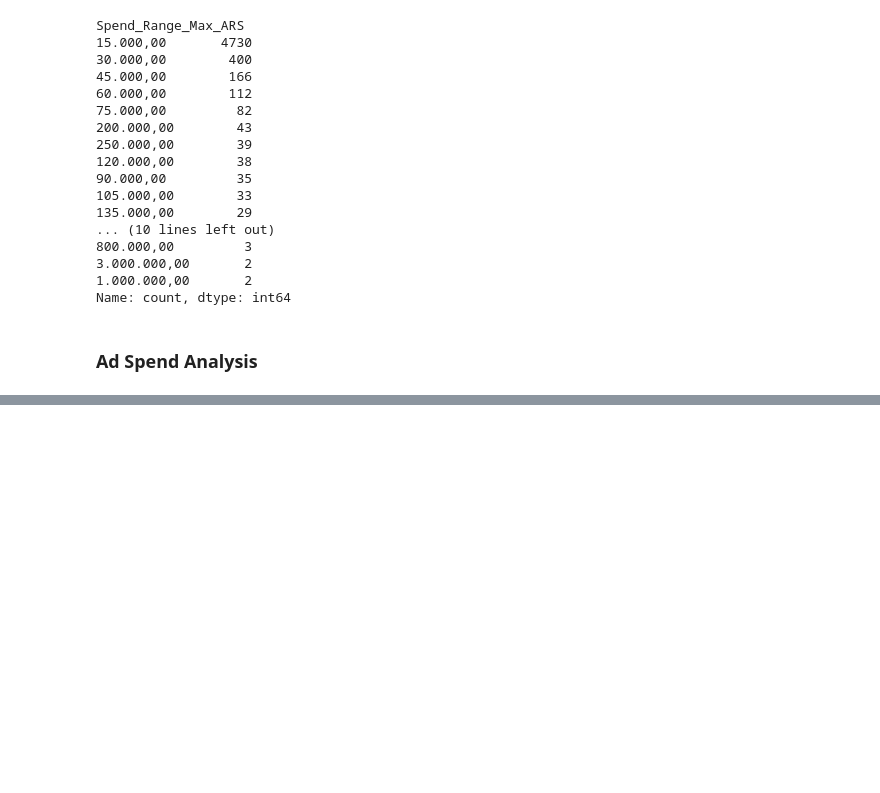
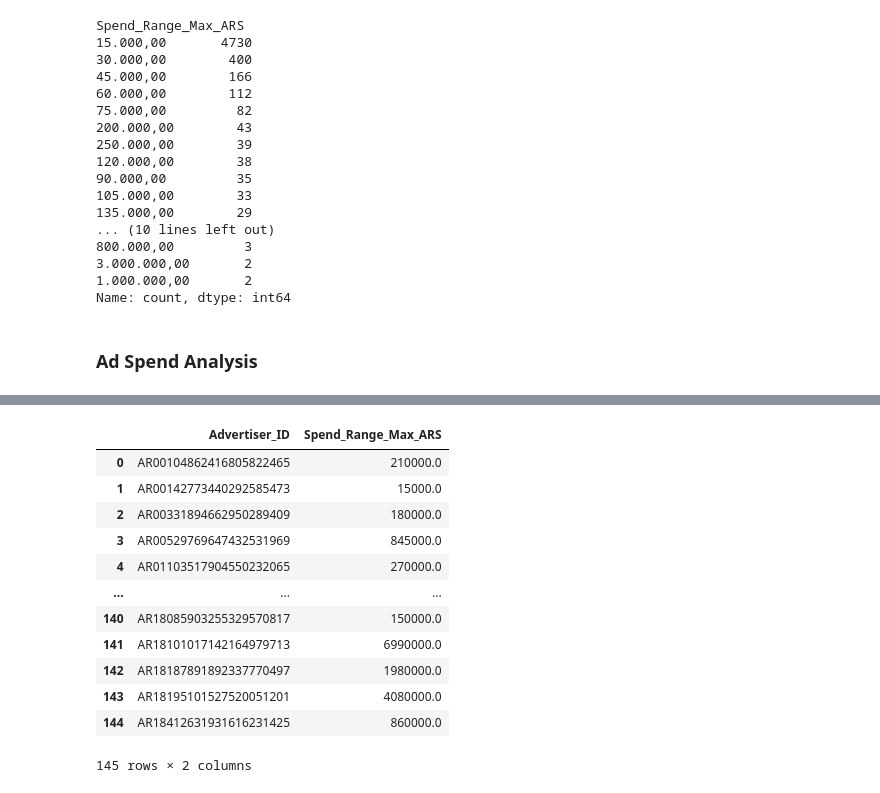
Before and after one commit to andreasoledadguerra/EDA_projects, a Jupyter notebook: googleads_analysis.ipynb, the cells around one changed output, grey strips where cells are left out. Cells and saved outputs as stored; diff of their text form; code cells hidden in the pictures; blank space fills up the shorter version.

```diff
--- a/googleads_analysis.ipynb
+++ b/googleads_analysis.ipynb
@@ -132,0 +278,20 @@ plt.show()
+# %%
+#agrupar los valores de dinero que gastó cada Advertiser Id para poder plotear.
+#Iterar por cada persona, filtrar el data frame, sumar cuanto gastó cada uno, y hacer el plot the barras.
+
+df_grouped = df_ads.groupby(['Advertiser_ID'])['Spend_Range_Max_ARS'].sum().reset_index()
+display(df_grouped)
+# %% [output]
+|  | Advertiser_ID | Spend_Range_Max_ARS |
+| 0 | AR00104862416805822465 | 210000.0 |
+| 1 | AR00142773440292585473 | 15000.0 |
+| 2 | AR00331894662950289409 | 180000.0 |
+| 3 | AR00529769647432531969 | 845000.0 |
+| 4 | AR01103517904550232065 | 270000.0 |
+| ... | ... | ... |
+| 140 | AR18085903255329570817 | 150000.0 |
+| 141 | AR18101017142164979713 | 6990000.0 |
+| 142 | AR18187891892337770497 | 1980000.0 |
+| 143 | AR18195101527520051201 | 4080000.0 |
+| 144 | AR18412631931616231425 | 860000.0 |
+145 rows × 2 columns
```
Also changed, not shown: parts of 26 cells of this notebook.
